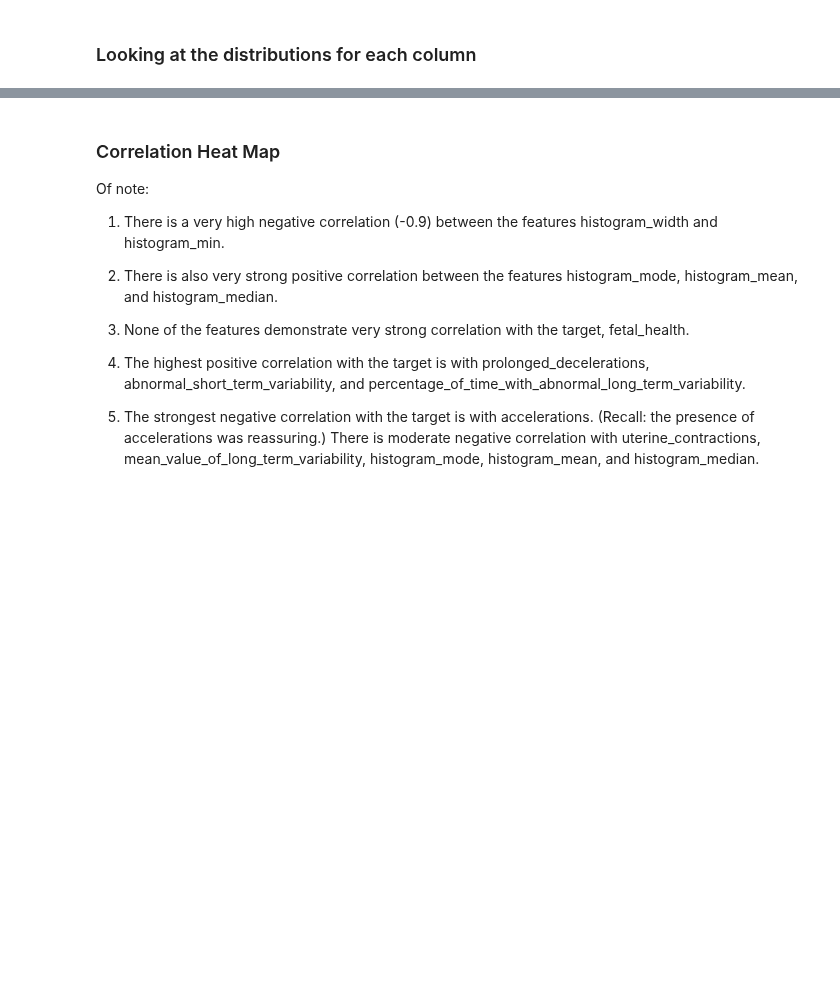
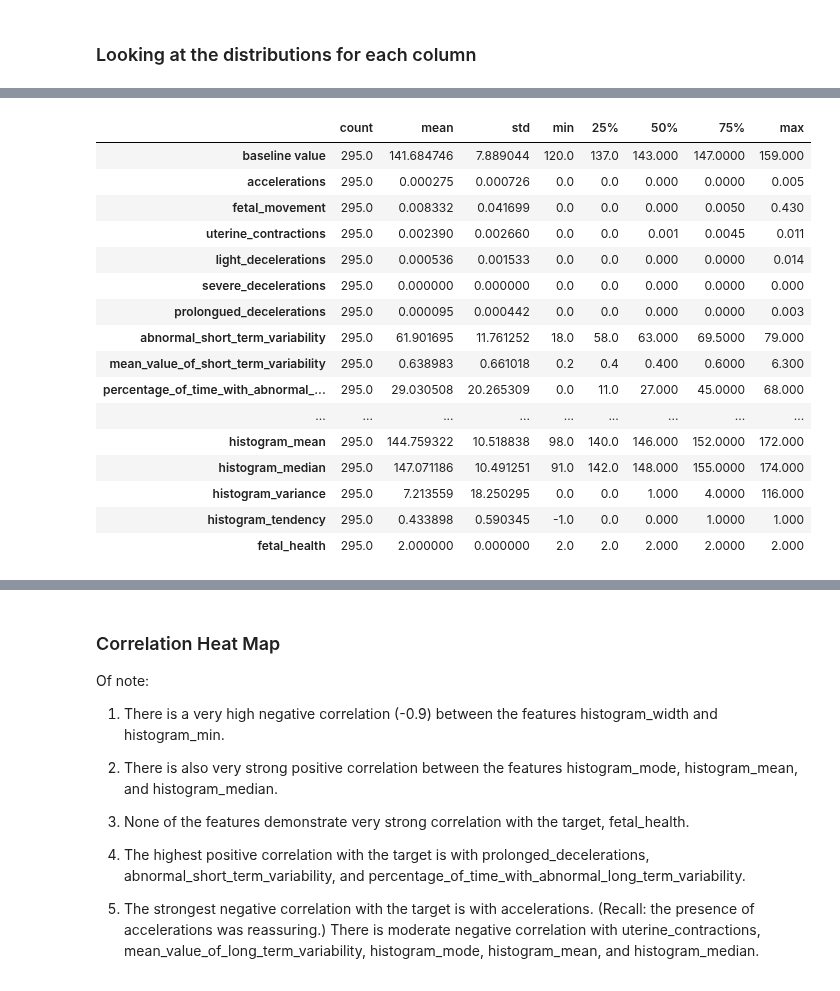
Before and after one commit to MSnellgrove/Springboard, a Jupyter notebook: Projects/Capstone Three/[Step 2] Capstone Three - Data Wrangling and EDA.ipynb, the cells around one changed output, grey strips where cells are left out. Saved outputs shown, nothing was run; the diff lists cells and outputs as text; code cells hidden in the pictures; blank space fills up the shorter version.

```diff
--- a/Projects/Capstone Three/[Step 2] Capstone Three - Data Wrangling and EDA.ipynb
+++ b/Projects/Capstone Three/[Step 2] Capstone Three - Data Wrangling and EDA.ipynb
@@ -212,0 +243,20 @@ plt.subplots_adjust(wspace = 0.5, hspace=0.4);
+# %%
+cat_2.describe().transpose()
+# %% [output]
+|  | count | mean | std | min | 25% | 50% | 75% | max |
+| baseline value | 295.0 | 141.684746 | 7.889044 | 120.0 | 137.0 | 143.000 | 147.0000 | 159.000 |
+| accelerations | 295.0 | 0.000275 | 0.000726 | 0.0 | 0.0 | 0.000 | 0.0000 | 0.005 |
+| fetal_movement | 295.0 | 0.008332 | 0.041699 | 0.0 | 0.0 | 0.000 | 0.0050 | 0.430 |
+| uterine_contractions | 295.0 | 0.002390 | 0.002660 | 0.0 | 0.0 | 0.001 | 0.0045 | 0.011 |
+| light_decelerations | 295.0 | 0.000536 | 0.001533 | 0.0 | 0.0 | 0.000 | 0.0000 | 0.014 |
+| severe_decelerations | 295.0 | 0.000000 | 0.000000 | 0.0 | 0.0 | 0.000 | 0.0000 | 0.000 |
+| prolongued_decelerations | 295.0 | 0.000095 | 0.000442 | 0.0 | 0.0 | 0.000 | 0.0000 | 0.003 |
+| abnormal_short_term_variability | 295.0 | 61.901695 | 11.761252 | 18.0 | 58.0 | 63.000 | 69.5000 | 79.000 |
+| mean_value_of_short_term_variability | 295.0 | 0.638983 | 0.661018 | 0.2 | 0.4 | 0.400 | 0.6000 | 6.300 |
+| percentage_of_time_with_abnormal_... | 295.0 | 29.030508 | 20.265309 | 0.0 | 11.0 | 27.000 | 45.0000 | 68.000 |
+| ... | ... | ... | ... | ... | ... | ... | ... | ... |
+| histogram_mean | 295.0 | 144.759322 | 10.518838 | 98.0 | 140.0 | 146.000 | 152.0000 | 172.000 |
+| histogram_median | 295.0 | 147.071186 | 10.491251 | 91.0 | 142.0 | 148.000 | 155.0000 | 174.000 |
+| histogram_variance | 295.0 | 7.213559 | 18.250295 | 0.0 | 0.0 | 1.000 | 4.0000 | 116.000 |
+| histogram_tendency | 295.0 | 0.433898 | 0.590345 | -1.0 | 0.0 | 0.000 | 1.0000 | 1.000 |
+| fetal_health | 295.0 | 2.000000 | 0.000000 | 2.0 | 2.0 | 2.000 | 2.0000 | 2.000 |
```
Also changed, not shown: parts of 9 cells of this notebook.
